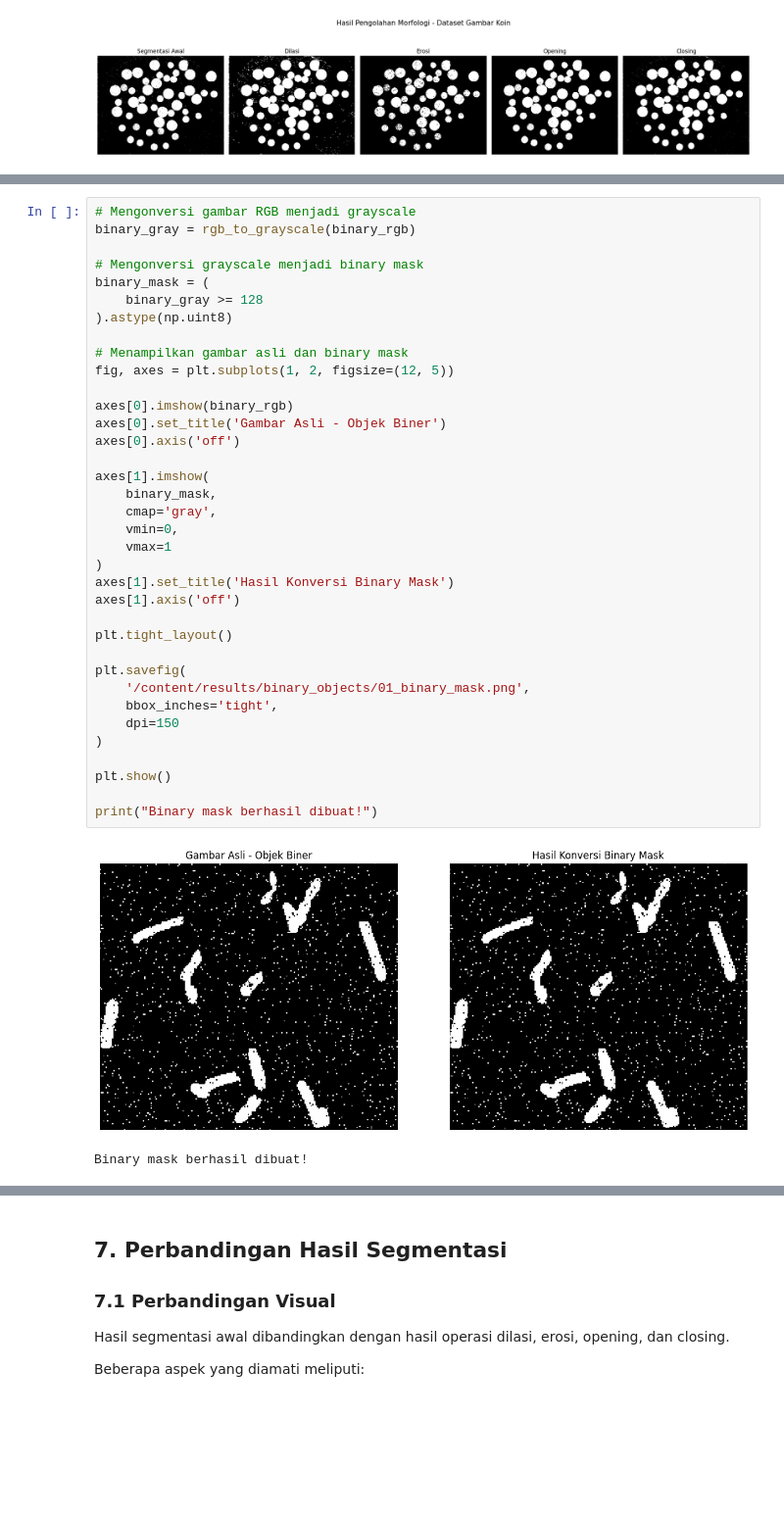
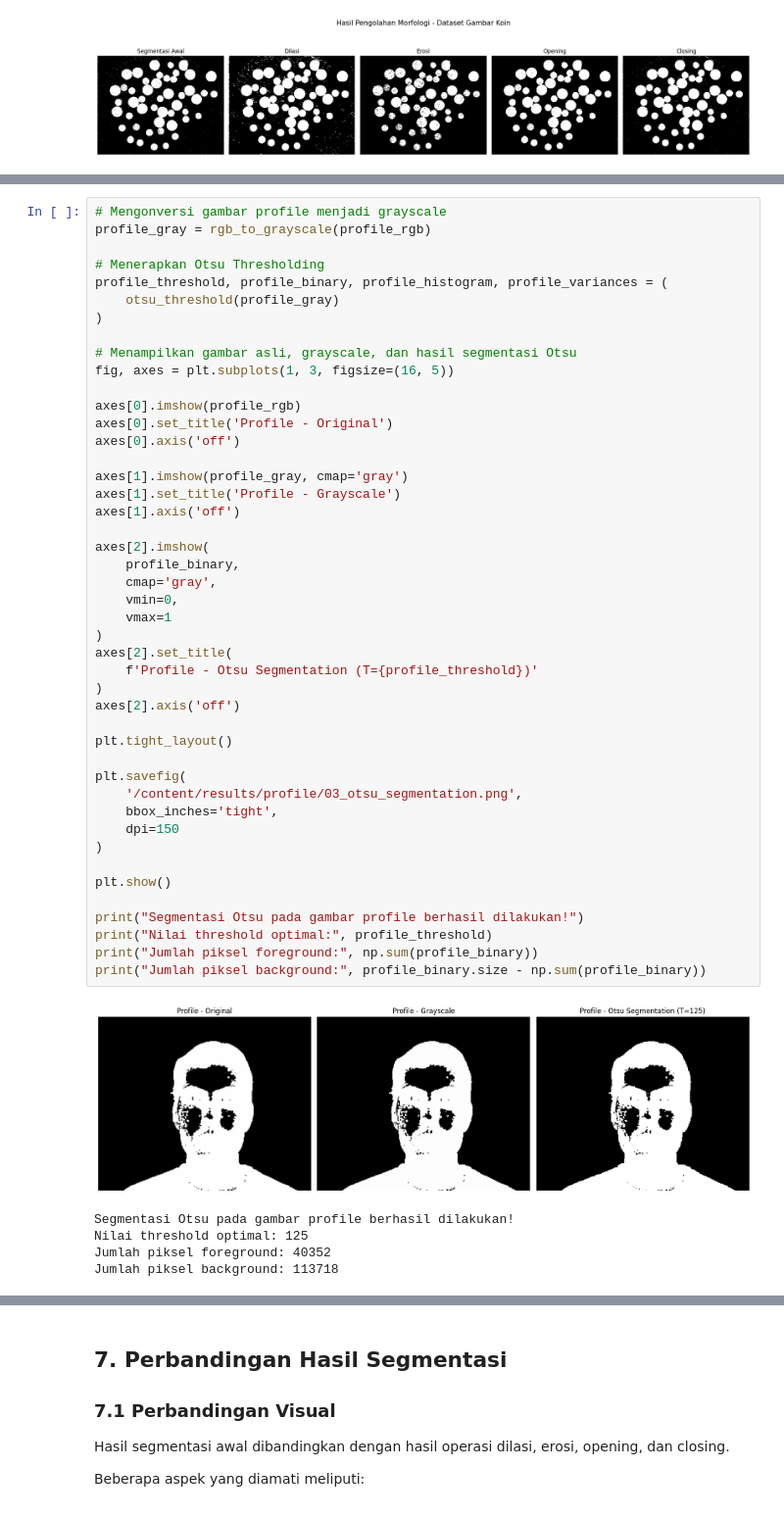
Before and after one commit to chelchr/PCD_Assignment03, a Jupyter notebook: PCD_Assignment03.ipynb, the cells around one changed output, grey strips where cells are left out. Shown at 98% size. Cells and saved outputs as stored; diff of their text form; blank space fills up the shorter version.

```diff
--- a/PCD_Assignment03.ipynb
+++ b/PCD_Assignment03.ipynb
@@ -674,43 +738,55 @@ Gambar akan dikonversi menjadi binary mask menggunakan nilai ambang batas intens
 
 Selanjutnya, keempat operasi morfologi (dilasi, erosi, opening, closing) diterapkan.
 # %%
-# Mengonversi gambar RGB menjadi grayscale
-binary_gray = rgb_to_grayscale(binary_rgb)
+# Mengonversi gambar profile menjadi grayscale
+profile_gray = rgb_to_grayscale(profile_rgb)
 
-# Mengonversi grayscale menjadi binary mask
-binary_mask = (
-    binary_gray >= 128
-).astype(np.uint8)
+# Menerapkan Otsu Thresholding
+profile_threshold, profile_binary, profile_histogram, profile_variances = (
+    otsu_threshold(profile_gray)
+)
 
-# Menampilkan gambar asli dan binary mask
-fig, axes = plt.subplots(1, 2, figsize=(12, 5))
+# Menampilkan gambar asli, grayscale, dan hasil segmentasi Otsu
+fig, axes = plt.subplots(1, 3, figsize=(16, 5))
 
-axes[0].imshow(binary_rgb)
-axes[0].set_title('Gambar Asli - Objek Biner')
+axes[0].imshow(profile_rgb)
+axes[0].set_title('Profile - Original')
 axes[0].axis('off')
 
-axes[1].imshow(
-    binary_mask,
+axes[1].imshow(profile_gray, cmap='gray')
+axes[1].set_title('Profile - Grayscale')
+axes[1].axis('off')
+
+axes[2].imshow(
+    profile_binary,
     cmap='gray',
     vmin=0,
     vmax=1
 )
-axes[1].set_title('Hasil Konversi Binary Mask')
-axes[1].axis('off')
+axes[2].set_title(
+    f'Profile - Otsu Segmentation (T={profile_threshold})'
+)
+axes[2].axis('off')
 
 plt.tight_layout()
 
 plt.savefig(
-    '/content/results/binary_objects/01_binary_mask.png',
+    '/content/results/profile/03_otsu_segmentation.png',
     bbox_inches='tight',
     dpi=150
 )
 
 plt.show()
 
-print("Binary mask berhasil dibuat!")
+print("Segmentasi Otsu pada gambar profile berhasil dilakukan!")
+print("Nilai threshold optimal:", profile_threshold)
+print("Jumlah piksel foreground:", np.sum(profile_binary))
+print("Jumlah piksel background:", profile_binary.size - np.sum(profile_binary))
 # %% [output]
-[figure, old version]
+[figure, new version]
-Binary mask berhasil dibuat!
+Segmentasi Otsu pada gambar profile berhasil dilakukan!
+Nilai threshold optimal: 125
+Jumlah piksel foreground: 40352
+Jumlah piksel background: 113718
 # %%
 # Menerapkan empat operasi morfologi
```
Also changed, not shown: parts of 12 cells of this notebook.
